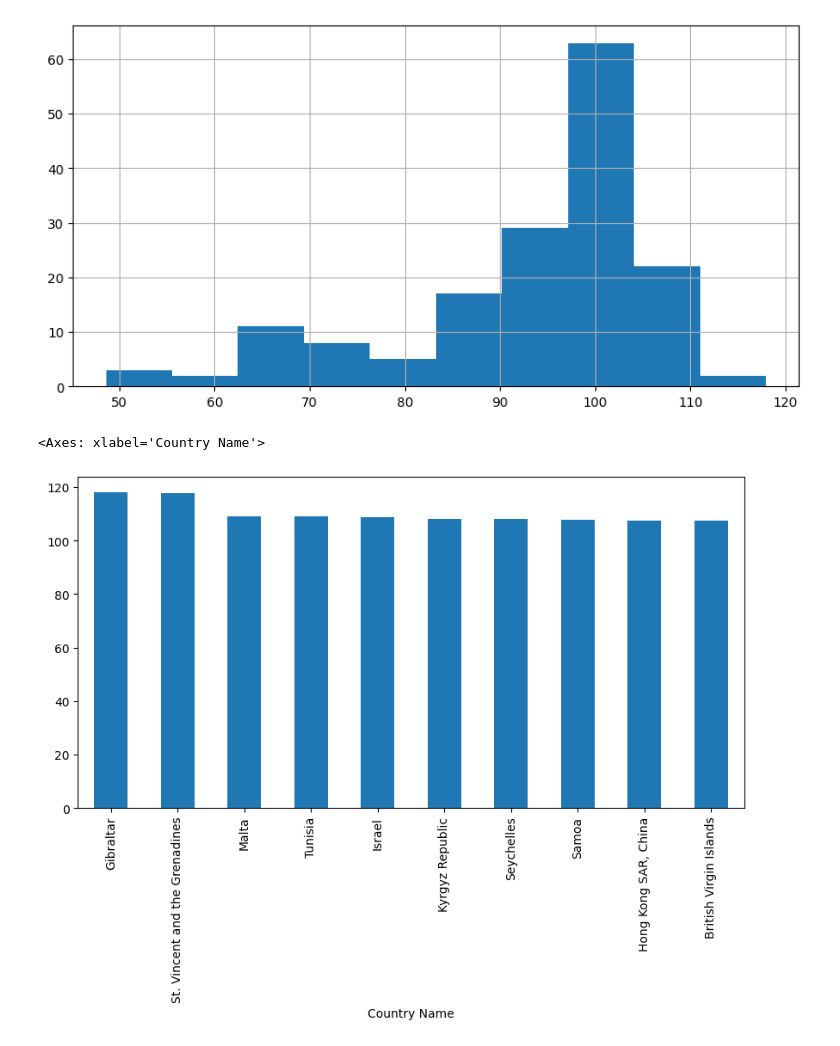
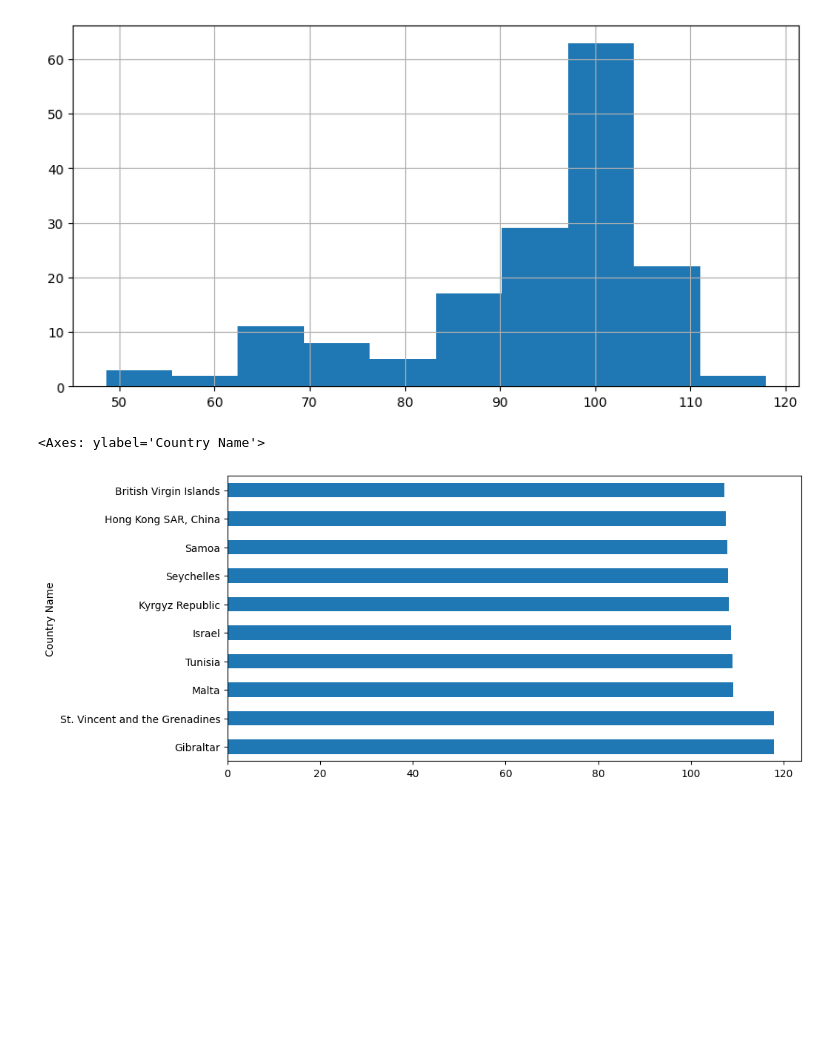
Before and after one commit to HongjunQian/data_project_2023, a Jupyter notebook: Data_project.ipynb, the cells around one changed output. Drawn from its saved outputs; the diff is of its cells as text; code cells hidden in the pictures; blank space fills up the shorter version.

```diff
--- a/Data_project.ipynb
+++ b/Data_project.ipynb
@@ -45,8 +45,7 @@ edu_data["2020"].hist()
 [figure]
 # %%
 largest = edu_data.nlargest(10, ["2020"])
-example.set_index("Country Name", inplace=True)
-example["2020"].plot(kind="bar")
+largest.set_index("Country Name")["2020"].plot(kind="barh")
 # %% [output]
-<Axes: xlabel='Country Name'>
+<Axes: ylabel='Country Name'>
-[figure, old version]
+[figure, new version]
```
Also changed, not shown: parts of 10 cells of this notebook, 1 other file.
